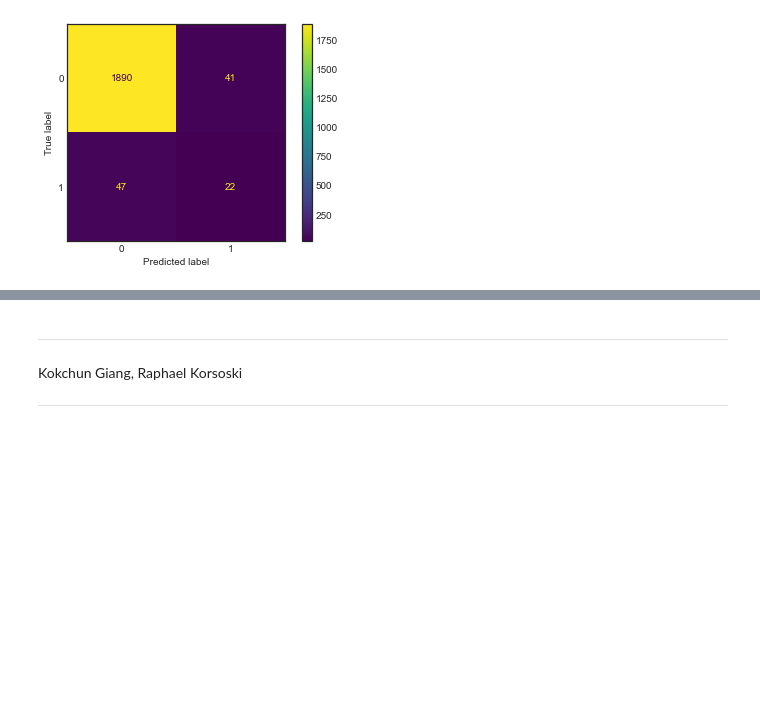
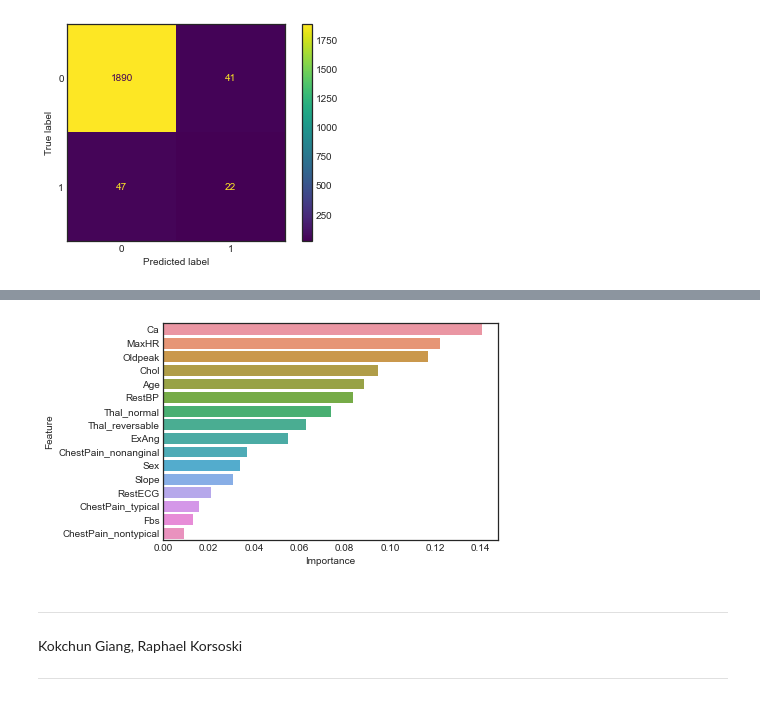
Before and after one commit to pr0fez/AI25-Machine-learning, a Jupyter notebook: Code/L7.Decision_trees.ipynb, the cells around one changed output, grey strips where cells are left out. Saved outputs shown, nothing was run; the diff lists cells and outputs as text; code cells hidden in the pictures; blank space fills up the shorter version.

```diff
--- a/Code/L6.Decision_trees.ipynb
+++ b/Code/L7.Decision_trees.ipynb
@@ -172,3 +306,10 @@ weighted avg       0.95      0.96      0.96      2000
+# %%
+feature_importance = pd.DataFrame([X.columns, model_rf.feature_importances_]).T
+feature_importance.columns = ["Feature", "Importance"]
+feature_importance.sort_values(by = "Importance", ascending = False, inplace = True)
+sns.barplot(data = feature_importance, x = "Importance", y = "Feature");
+# %% [output]
+[figure, added]
 # %% [markdown]
 ---
 
```
Also changed, not shown: parts of 12 cells of this notebook, 4 other files.
